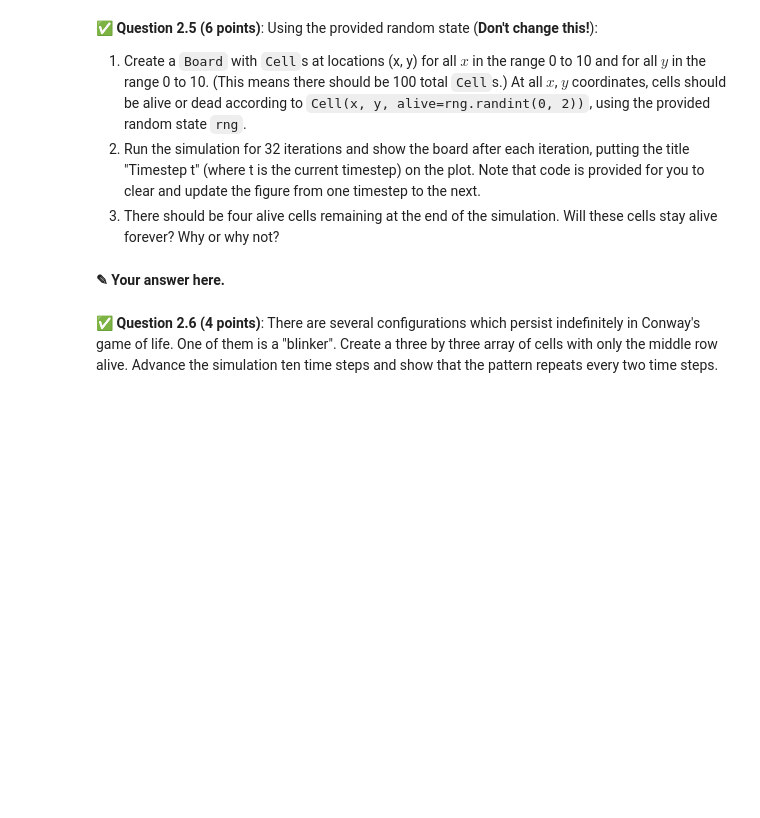
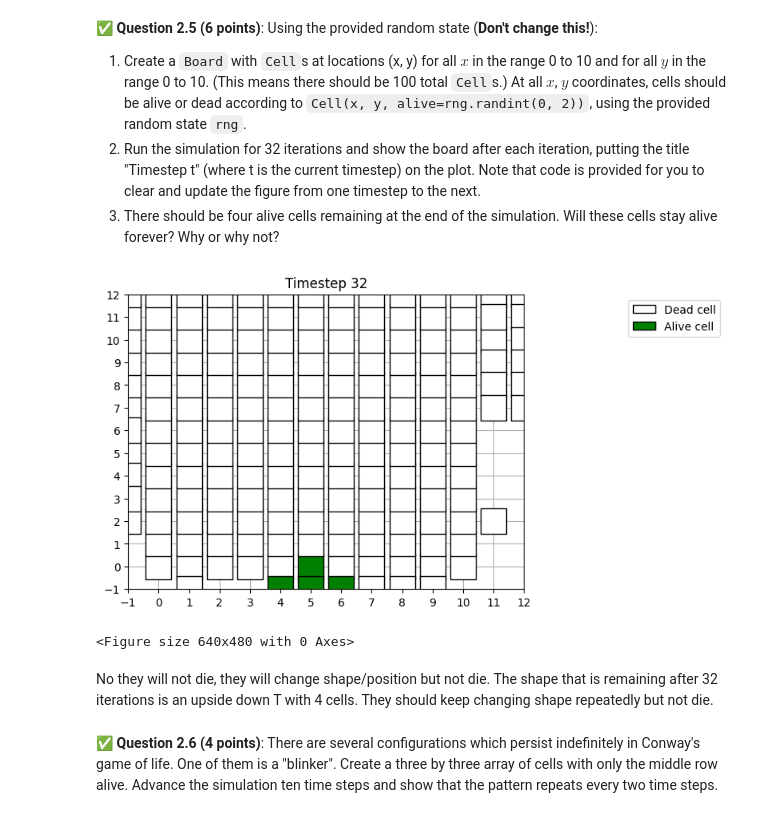
Before and after one commit to nasajoel2032/CMSE202-f25-turnin, a Jupyter notebook: hw-02/HW2.ipynb, the cells around one changed output. Drawn from its saved outputs; the diff is of its cells as text; code cells hidden in the pictures; blank space fills up the shorter version.

```diff
--- a/hw-02/HW2.ipynb
+++ b/hw-02/HW2.ipynb
@@ -309,23 +370,34 @@ class Board:
 # %%
 import time
 import numpy as np
 from IPython.display import display, clear_output
 
 
 rng = np.random.RandomState(1)
 
-# Your code here to initialize the board.
+cells=[]
+
+for x in range(11):
+    for y in range(11):
+        alive = rng.randint(0,2)
+        cells.append(Cell(x,y, alive=bool(alive)))
+board=Board(cells)
+
 
 fig, ax = plt.subplots()
 for t in range(32 + 1):
-    # Your code here to update and show the board.
-
+    board.show(xlim=(-1,12),ylim=(-1,12))
+    plt.title(f"Timestep {t}")
     # After calling Board.show, run the following lines of code to make the animation smooth.
     clear_output(wait=True) # Clear output for dynamic display
     display(fig)            # Reset display
     fig.clear()             # Prevent overlapping and layered plots
     time.sleep(0.1)         # Wait a certain amount of time before showing the next plot. You can modify this as appropriate.
+    board.run()
+# %% [output]
+[figure, added]
+<Figure size 640x480 with 0 Axes>
-# %% [markdown]
-**<font size=+3>&#9998;</font> Your answer here.**
+# %% [markdown]
+No they will not die, they will change shape/position but not die. The shape that is remaining after 32 iterations is an upside down T with 4 cells. They should keep changing shape repeatedly but not die.
 # %% [markdown]
 &#9989; **Question 2.6 (4 points)**: There are several configurations which persist indefinitely in Conway's game of life. One of them is a "blinker". Create a three by three array of cells with only the middle row alive. Advance the simulation ten time steps and show that the pattern repeats every two time steps.
```
Also changed, not shown: parts of 15 cells of this notebook.
